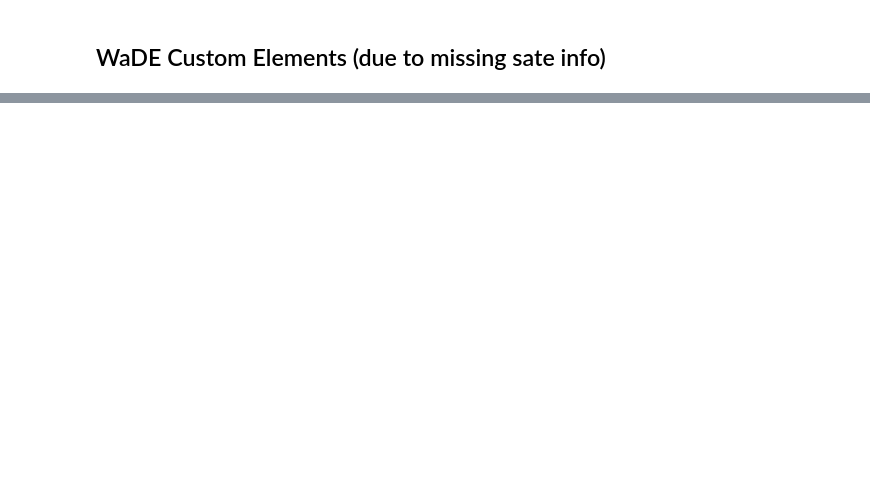
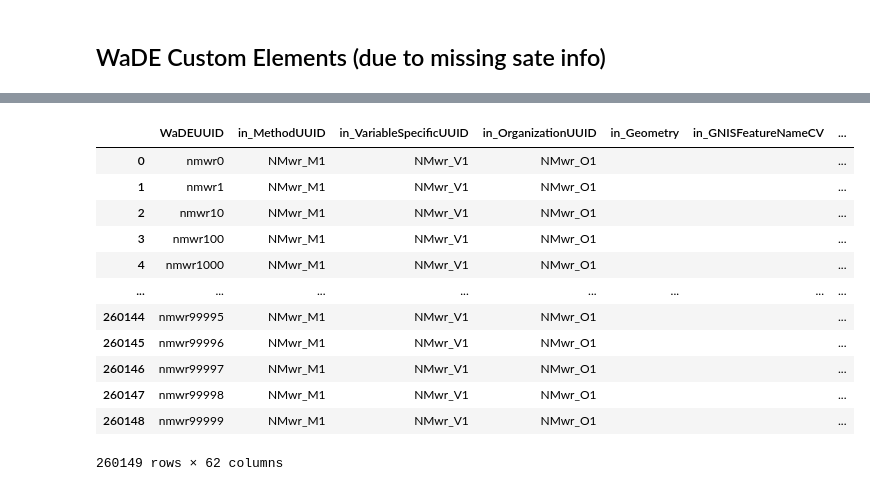
Before and after one commit to WSWCWaterDataExchange/MappingStatesDataToWaDE2.0, a Jupyter notebook: NewMexico/WaterAllocation/1_NMwr_PreProcessAllocationData.ipynb, the cells around one changed output, grey strips where cells are left out. Cells and saved outputs as stored; diff of their text form; code cells hidden in the pictures; blank space fills up the shorter version.

Commit message:
NMwr update.
NMwr update.  Changed nativeID(s) values.  Changed AF value.  Included county value.  Updated readme.

```diff
--- a/NewMexico/WaterAllocation/1_NMwr_PreProcessAllocationData.ipynb
+++ b/NewMexico/WaterAllocation/1_NMwr_PreProcessAllocationData.ipynb
@@ -2125,0 +2401,4 @@ dfPOD['in_AllocationVolume_AF'].unique()
+# %%
+# Fixing in_IrrigatedAcreage datatype
+outdf['in_IrrigatedAcreage'] = pd.to_numeric(outdf['in_IrrigatedAcreage'], errors='coerce').replace(0,"").fillna("")
+outdf['in_IrrigatedAcreage'].unique()
@@ -2125,0 +2407,4 @@ dfPOD['in_AllocationVolume_AF'].unique()
+# %%
+# in_Latitude
+outdf['in_Latitude'] = pd.to_numeric(outdf['in_Latitude'], errors='coerce').fillna("")
+outdf['in_Latitude'].unique()
@@ -2125,0 +2414,4 @@ dfPOD['in_AllocationVolume_AF'].unique()
+# %%
+# in_Longitude
+outdf['in_Longitude'] = pd.to_numeric(outdf['in_Longitude'], errors='coerce').fillna("")
+outdf['in_Longitude'].unique()
@@ -2137,8 +2432,8 @@ def assignWaterSourceNativeID(colrowValue):
     return outstring
 
 dfWaterSourceNativeID = pd.DataFrame()
-dfWaterSourceNativeID['in_WaterSourceName'] = dfPOD['in_WaterSourceName']
-dfWaterSourceNativeID['in_WaterSourceTypeCV'] = dfPOD['in_WaterSourceTypeCV']
+dfWaterSourceNativeID['in_WaterSourceName'] = outdf['in_WaterSourceName']
+dfWaterSourceNativeID['in_WaterSourceTypeCV'] = outdf['in_WaterSourceTypeCV']
 dfWaterSourceNativeID = dfWaterSourceNativeID.drop_duplicates()
 
 dftemp = pd.DataFrame(index=dfWaterSourceNativeID.index)
@@ -2160,5 +2455,5 @@ def retrieveWaterSourceNativeID(A, B):
             outList = ''
     return outList
 
-dfPOD['in_WaterSourceNativeID'] = dfPOD.apply(lambda row: retrieveWaterSourceNativeID( row['in_WaterSourceName'], row['in_WaterSourceTypeCV']), axis=1)
-dfPOD['in_WaterSourceNativeID'].unique()
+outdf['in_WaterSourceNativeID'] = outdf.apply(lambda row: retrieveWaterSourceNativeID( row['in_WaterSourceName'], row['in_WaterSourceTypeCV']), axis=1)
+outdf['in_WaterSourceNativeID'].unique()
@@ -2209,2 +2496,18 @@ dfPOD.head()
+# %%
+outdf
+# %% [output]
+|  | WaDEUUID | in_MethodUUID | in_VariableSpecificUUID | in_OrganizationUUID | in_Geometry | in_GNISFeatureNameCV | ... |
+| 0 | nmwr0 | NMwr_M1 | NMwr_V1 | NMwr_O1 |  |  | ... |
+| 1 | nmwr1 | NMwr_M1 | NMwr_V1 | NMwr_O1 |  |  | ... |
+| 2 | nmwr10 | NMwr_M1 | NMwr_V1 | NMwr_O1 |  |  | ... |
+| 3 | nmwr100 | NMwr_M1 | NMwr_V1 | NMwr_O1 |  |  | ... |
+| 4 | nmwr1000 | NMwr_M1 | NMwr_V1 | NMwr_O1 |  |  | ... |
+| ... | ... | ... | ... | ... | ... | ... | ... |
+| 260144 | nmwr99995 | NMwr_M1 | NMwr_V1 | NMwr_O1 |  |  | ... |
+| 260145 | nmwr99996 | NMwr_M1 | NMwr_V1 | NMwr_O1 |  |  | ... |
+| 260146 | nmwr99997 | NMwr_M1 | NMwr_V1 | NMwr_O1 |  |  | ... |
+| 260147 | nmwr99998 | NMwr_M1 | NMwr_V1 | NMwr_O1 |  |  | ... |
+| 260148 | nmwr99999 | NMwr_M1 | NMwr_V1 | NMwr_O1 |  |  | ... |
+260149 rows × 62 columns
 # %%
 # Export the output dataframe
```
Also changed, not shown: parts of 40 cells of this notebook, 3 other files.
